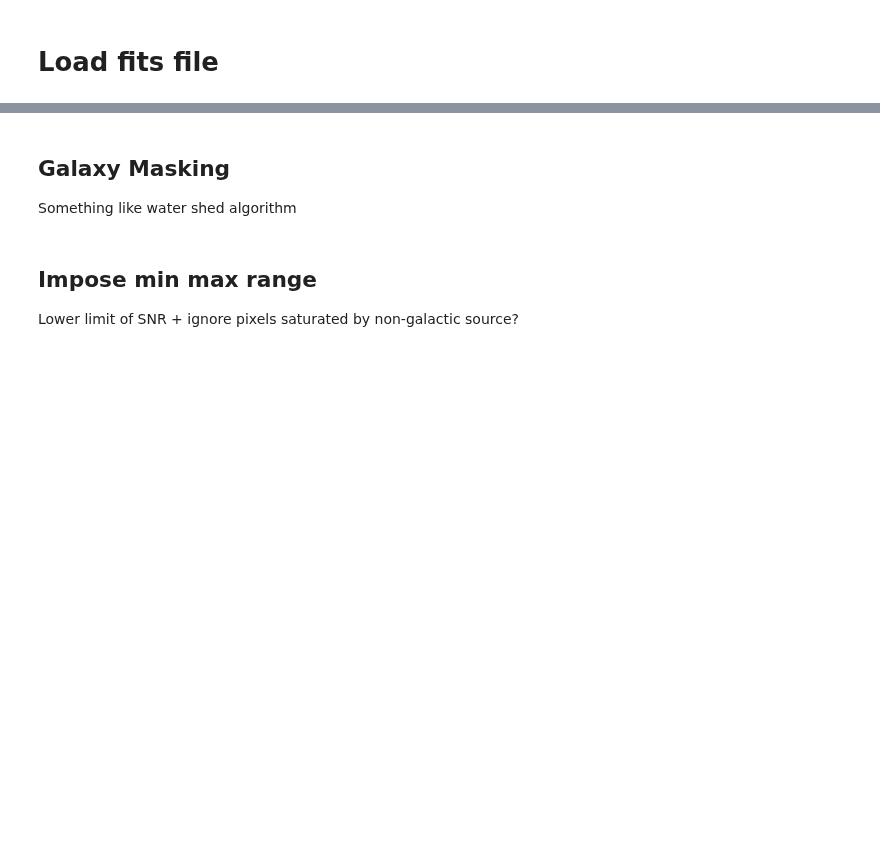
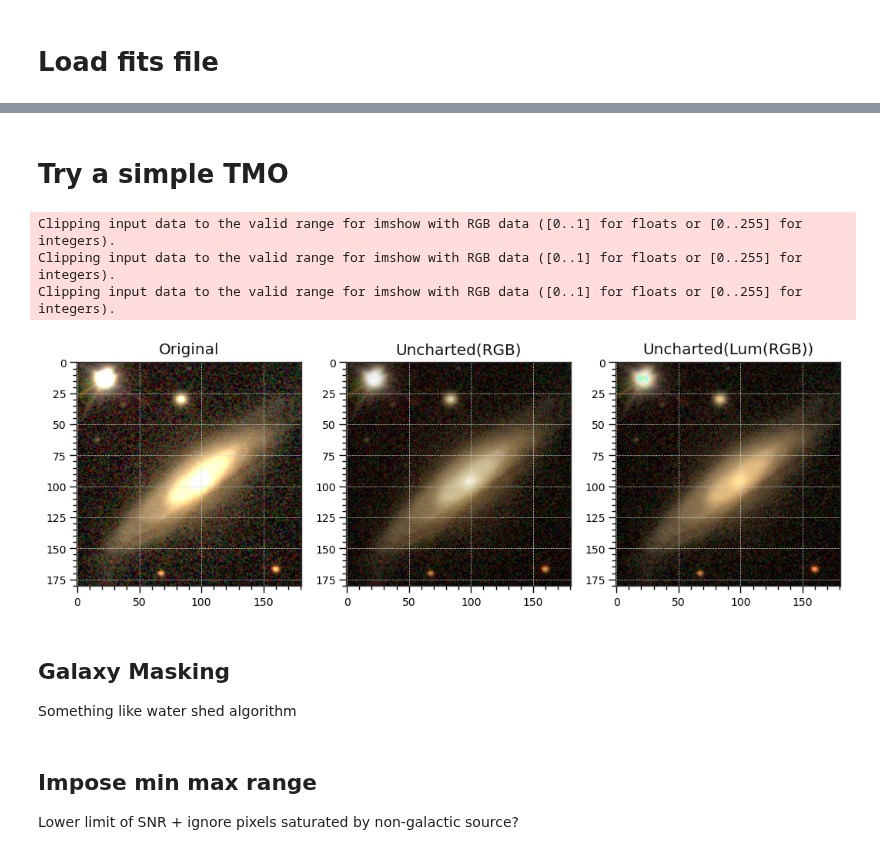
Before and after one commit to Hoseung/astroBF, a Jupyter notebook: notebooks/Galaxy test case.ipynb, the cells around one changed output, grey strips where cells are left out. Saved outputs shown, nothing was run; the diff lists cells and outputs as text; code cells hidden in the pictures; blank space fills up the shorter version.

Commit message:
playing with galaxy images

```diff
--- a/notebooks/Galaxy test case.ipynb
+++ b/notebooks/Galaxy test case.ipynb
@@ -3,7 +3,26 @@ import matplotlib.pyplot as plt
 import numpy as np
 import cv2 as cv
 import skimage
+import imageio
+import os
+import colour
+from astropy.io import fits
+
+from colour.models import RGB_COLOURSPACES, RGB_luminance
+colorspace = RGB_COLOURSPACES['sRGB']
 # %% [markdown]
 # Load fits file
-# %%
-img = skimage.io.fits()
+# %%
+wdir = '../../bf_data/examples/'
+#fits_img_fn = fits.util.get_testdata_filepath(wdir + 'J000311.00+155754.0-g.fits')
+base = lambda bn: wdir + f'J000311.00+155754.0-{bn}.fits'
+# %%
+channels=[]
+for bn in ['i','r','g']:
+    fits_img_fn = base(bn)
+    img = fits.open(fits_img_fn)[0]
+    channels.append(img.data)
+
+rgb = np.stack(channels,axis=2)
+
+print(rgb.shape)
@@ -10,3 +54,32 @@ img = skimage.io.fits()
+# %% [markdown]
+# Try a simple TMO
+# %%
+def uncharted(x):
+    a = 0.22
+    b = 0.30
+    c = 0.10
+    d = 0.20
+    e = 0.01
+    f = 0.30
+
+    return ((x * (a * x + c * b) + d * e) / (x * (a * x + b) + d * f)) - e / f
+
+lum = RGB_luminance(rgb, colorspace.primaries, colorspace.whitepoint)
+lum_ratio = uncharted(lum)/lum
+mapped = rgb* np.expand_dims(lum_ratio, -1)
+fig, axs = plt.subplots(1,3)
+axs[0].imshow(colour.cctf_encoding(rgb))
+axs[0].set_title("Original")
+axs[1].imshow(colour.cctf_encoding(uncharted(rgb)))
+axs[1].set_title("Uncharted(RGB)")
+axs[2].imshow(colour.cctf_encoding(mapped))
+axs[2].set_title("Uncharted(Lum(RGB))")
+plt.show()
+# %% [output]
+Clipping input data to the valid range for imshow with RGB data ([0..1] for floats or [0..255] for integers).
+Clipping input data to the valid range for imshow with RGB data ([0..1] for floats or [0..255] for integers).
+Clipping input data to the valid range for imshow with RGB data ([0..1] for floats or [0..255] for integers).
+[figure, added]
 # %% [markdown]
 ## Galaxy Masking
 
```
Also changed, not shown: parts of 2 cells of this notebook.
